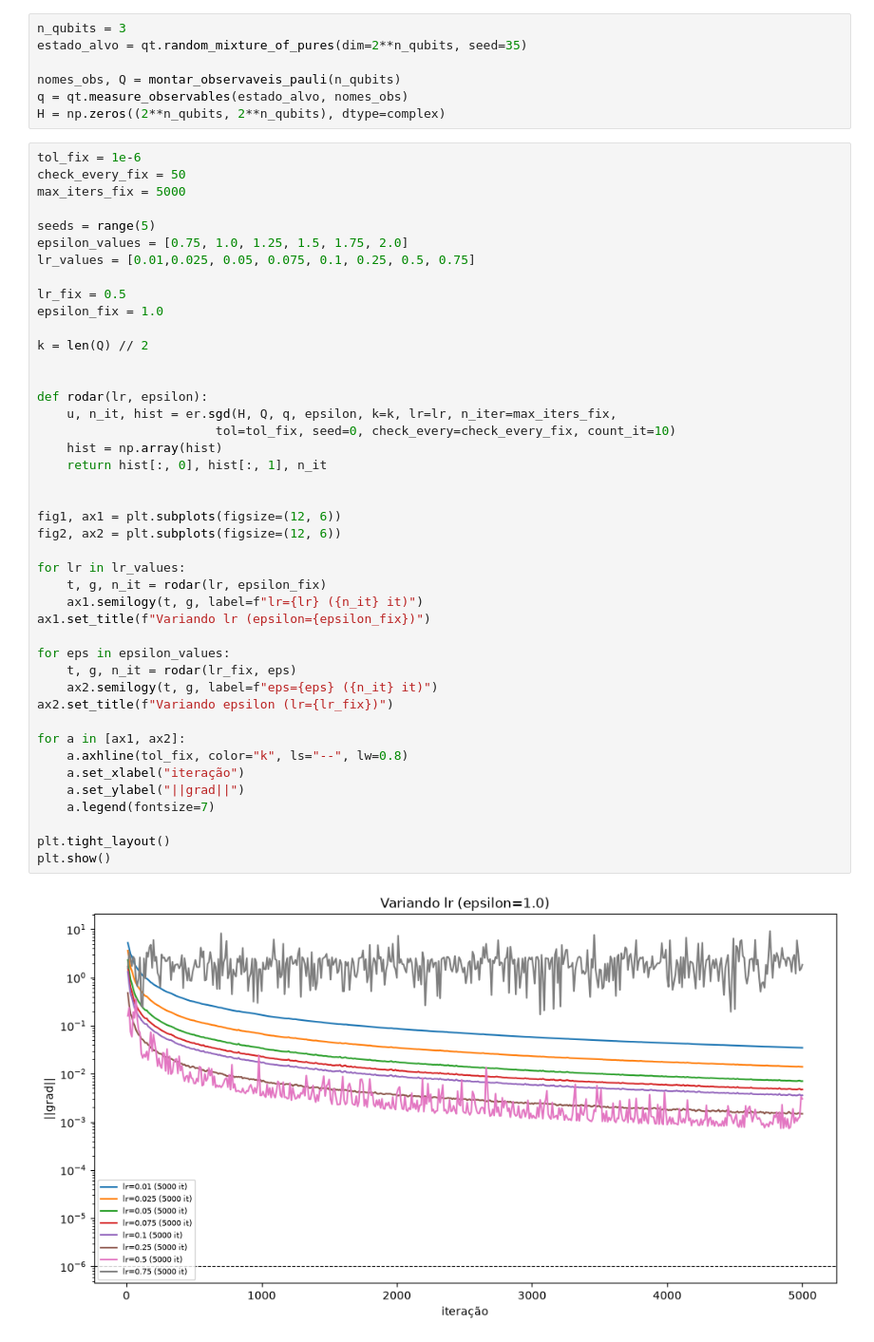
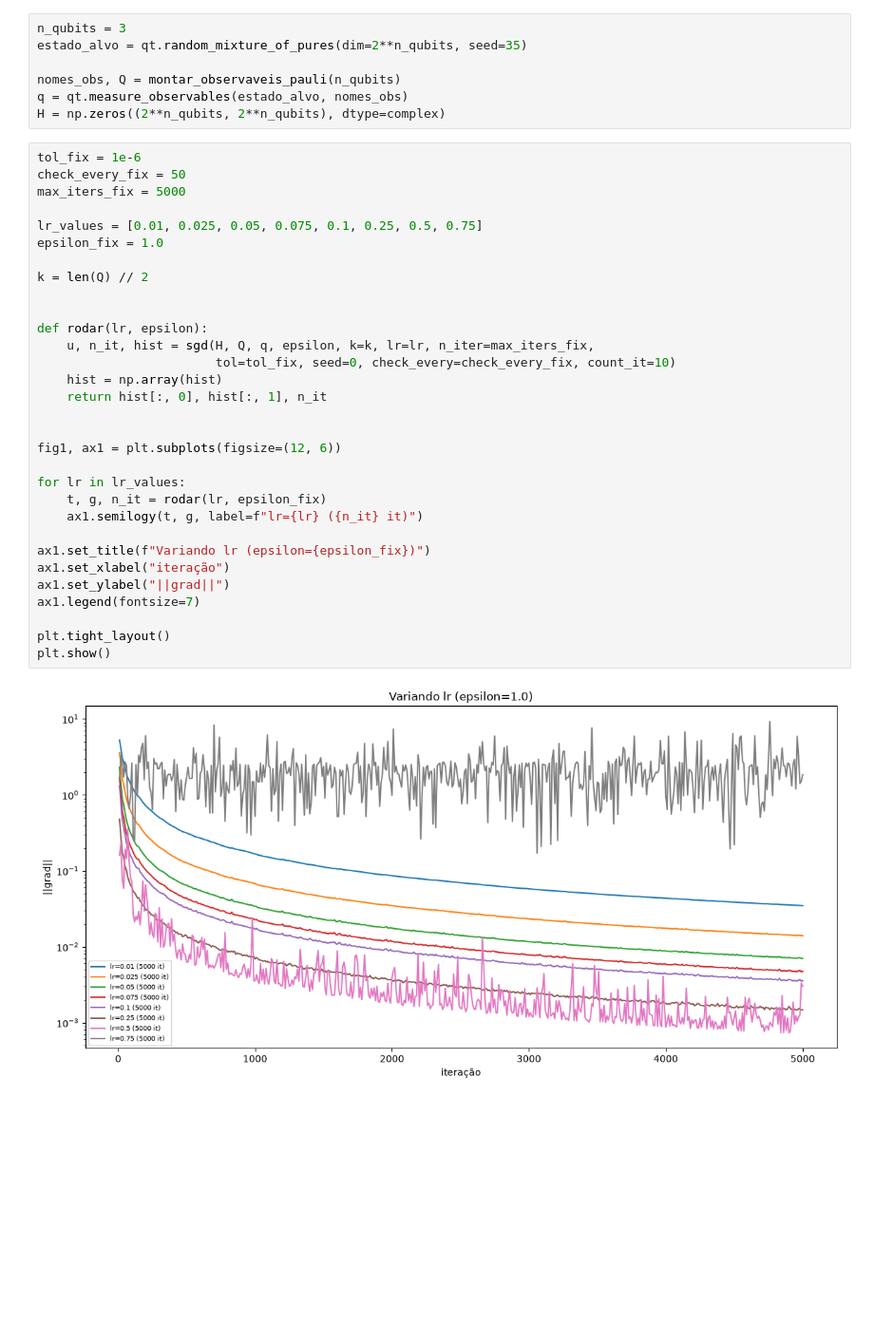
Before and after one commit to davivad013/Quantum-Tomography, a Jupyter notebook: apresentacao.ipynb, the cells around one changed output. Shown at 95% size. Drawn from its saved outputs; the diff is of its cells as text; blank space fills up the shorter version.

```diff
--- a/apresentacao.ipynb
+++ b/apresentacao.ipynb
@@ -225,45 +333,33 @@ H = np.zeros((2**n_qubits, 2**n_qubits), dtype=complex)
 # %%
 tol_fix = 1e-6
 check_every_fix = 50
 max_iters_fix = 5000
 
-seeds = range(5)
-epsilon_values = [0.75, 1.0, 1.25, 1.5, 1.75, 2.0]
-lr_values = [0.01,0.025, 0.05, 0.075, 0.1, 0.25, 0.5, 0.75]
-
-lr_fix = 0.5
+lr_values = [0.01, 0.025, 0.05, 0.075, 0.1, 0.25, 0.5, 0.75]
 epsilon_fix = 1.0
 
 k = len(Q) // 2
 
 
 def rodar(lr, epsilon):
-    u, n_it, hist = er.sgd(H, Q, q, epsilon, k=k, lr=lr, n_iter=max_iters_fix,
+    u, n_it, hist = sgd(H, Q, q, epsilon, k=k, lr=lr, n_iter=max_iters_fix,
                         tol=tol_fix, seed=0, check_every=check_every_fix, count_it=10)
     hist = np.array(hist)
     return hist[:, 0], hist[:, 1], n_it
 
 
 fig1, ax1 = plt.subplots(figsize=(12, 6))
-fig2, ax2 = plt.subplots(figsize=(12, 6))
 
 for lr in lr_values:
     t, g, n_it = rodar(lr, epsilon_fix)
     ax1.semilogy(t, g, label=f"lr={lr} ({n_it} it)")
+
 ax1.set_title(f"Variando lr (epsilon={epsilon_fix})")
-
-for eps in epsilon_values:
-    t, g, n_it = rodar(lr_fix, eps)
-    ax2.semilogy(t, g, label=f"eps={eps} ({n_it} it)")
-ax2.set_title(f"Variando epsilon (lr={lr_fix})")
-
-for a in [ax1, ax2]:
-    a.axhline(tol_fix, color="k", ls="--", lw=0.8)
-    a.set_xlabel("iteração")
-    a.set_ylabel("||grad||")
-    a.legend(fontsize=7)
+ax1.set_xlabel("iteração")
+ax1.set_ylabel("||grad||")
+ax1.legend(fontsize=7)
 
 plt.tight_layout()
 plt.show()
 # %% [output]
-[figure, old version]
+[figure, new version]
```
Also changed, not shown: parts of 36 cells of this notebook, 48 other files.
